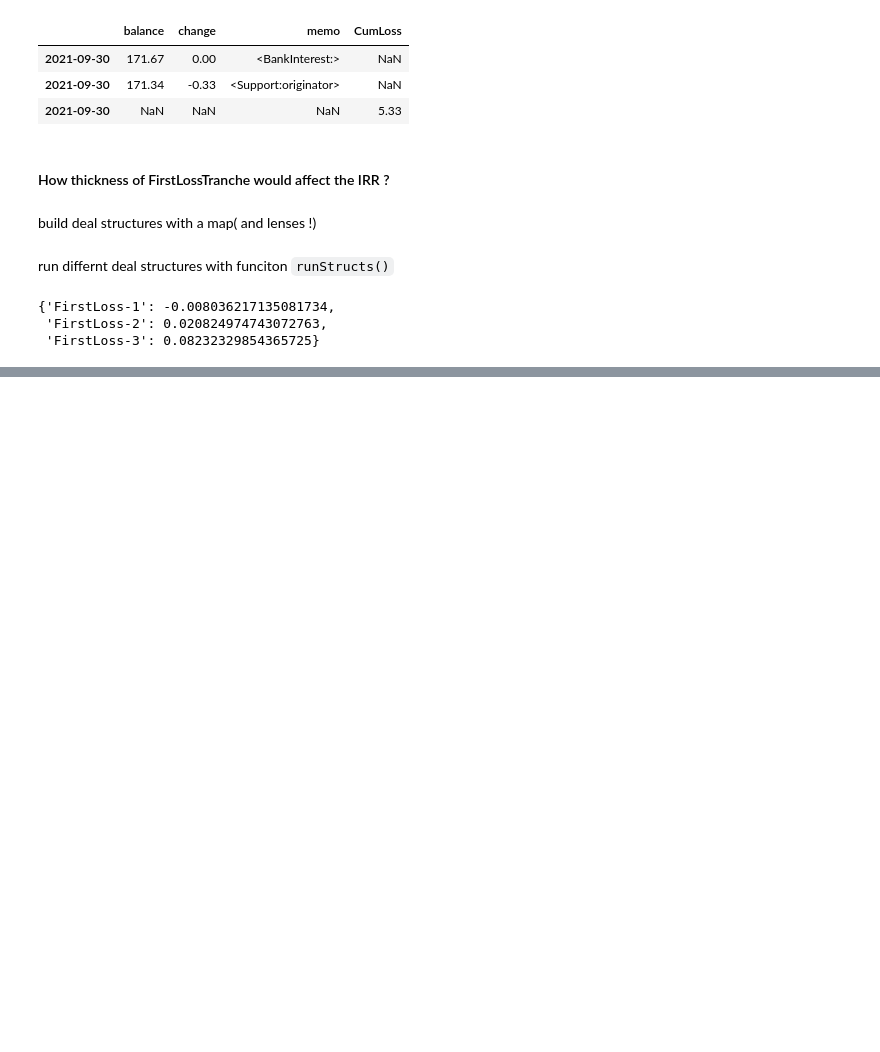
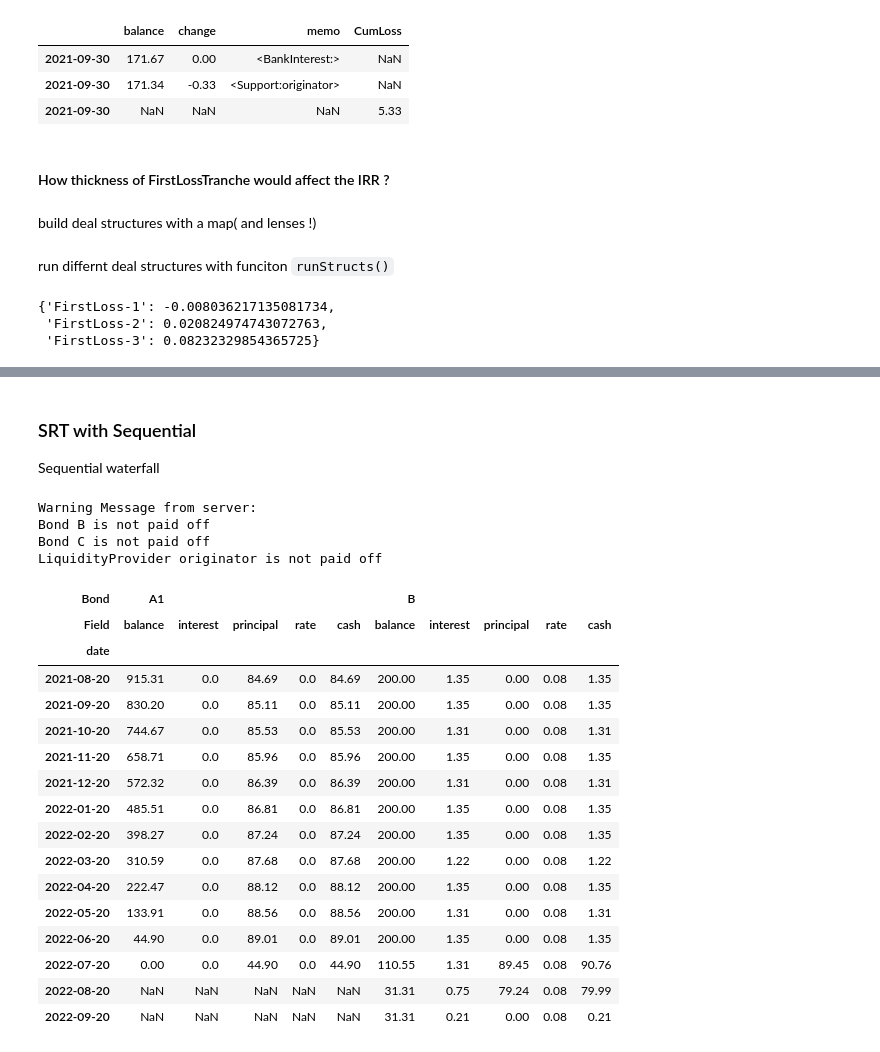
Before and after one commit to yellowbean/AbsBox, a Jupyter notebook: docs/source/nbsample/SRT_Example_Native_Prod.ipynb, the cells around one changed output, grey strips where cells are left out. Saved outputs shown, nothing was run; the diff lists cells and outputs as text; code cells hidden in the pictures; blank space fills up the shorter version.

```diff
--- a/docs/source/nbsample/SRT_Example_Native_Prod.ipynb
+++ b/docs/source/nbsample/SRT_Example_Native_Prod.ipynb
@@ -393,6 +391,7 @@ srt02 = Generic(
          ,["calcBondPrin",["A1","B"],{"formula":periodPrincipal}]
          ,["payPrinWithDue","acc01",["A1"]]
          ,["payPrinWithDue","srtAcc",["B"]]
+         ,["liqRepayResidual","acc01", "originator"]
          ,["If", [('isPaidOff',"A1","B"),True]
            ,["payPrin","acc01",["C"]]]
      ],
@@ -405,8 +404,8 @@ srt02 = Generic(
           ["payIntResidual","srtAcc","B"]
       ]
      }
-    ,[["CollectedInterest","acc01"]
-      ,["CollectedPrincipal","acc01"]
+    ,[#["CollectedInterest","acc01"]
+      ["CollectedPrincipal","acc01"]
       ,["CollectedPrepayment","acc01"]
       ,["CollectedRecoveries","acc01"]]
     ,{"originator":{"type" : "Unlimited", "start": closingDate}}
@@ -490,0 +560,50 @@ tz.valmap(lambda x: calcIRR(x['bonds']['B'], ("2021-06-15",-200)), rm02)
+# %% [markdown]
+### SRT with Sequential
+
+Sequential waterfall
+# %%
+sequentialWaterfall = [
+  ['calcInt', 'B'],
+  ['payInt', 'dummy', ['B'], {'support': ['facility', 'originator']}],
+  ['payPrin','acc01',["A1"]],
+  ['liqRepayResidual', 'acc01', 'originator'],
+  ["If", [('isPaidOff', 'A1'), True],
+         ['payPrin',"srtAcc", ["B"],
+           {"limit":
+            {"formula": periodPrincipal}}]],
+  ['If', [('isPaidOff', 'A1', 'B'), True], ['payPrin', 'acc01', ['C']]]
+]
+
+srt04 = lens.waterfall.modify(lambda x: tz.assoc(x,"amortizing", sequentialWaterfall))(srt03)
+
+
+r04 = localAPI.run(srt04
+                ,poolAssump=("Pool",("Mortgage", {"CDR":0.02}, None, None, None)
+                                   ,None
+                                   ,None)
+                ,runAssump=[("call",("poolFactor",0.05))]
+                ,read=True)
+
+readBondsCf(r04['bonds']).loc["2021-08-20":"2022-09-20",]
+# %% [output]
+Warning Message from server:
+Bond B is not paid off
+Bond C is not paid off
+LiquidityProvider originator is not paid off
+| Bond | A1 |  |  |  |  | B |  |  |  |  |
+| Field | balance | interest | principal | rate | cash | balance | interest | principal | rate | cash |
+| date |  |  |  |  |  |  |  |  |  |  |
+| 2021-08-20 | 915.31 | 0.0 | 84.69 | 0.0 | 84.69 | 200.00 | 1.35 | 0.00 | 0.08 | 1.35 |
+| 2021-09-20 | 830.20 | 0.0 | 85.11 | 0.0 | 85.11 | 200.00 | 1.35 | 0.00 | 0.08 | 1.35 |
+| 2021-10-20 | 744.67 | 0.0 | 85.53 | 0.0 | 85.53 | 200.00 | 1.31 | 0.00 | 0.08 | 1.31 |
+| 2021-11-20 | 658.71 | 0.0 | 85.96 | 0.0 | 85.96 | 200.00 | 1.35 | 0.00 | 0.08 | 1.35 |
+| 2021-12-20 | 572.32 | 0.0 | 86.39 | 0.0 | 86.39 | 200.00 | 1.31 | 0.00 | 0.08 | 1.31 |
+| 2022-01-20 | 485.51 | 0.0 | 86.81 | 0.0 | 86.81 | 200.00 | 1.35 | 0.00 | 0.08 | 1.35 |
+| 2022-02-20 | 398.27 | 0.0 | 87.24 | 0.0 | 87.24 | 200.00 | 1.35 | 0.00 | 0.08 | 1.35 |
+| 2022-03-20 | 310.59 | 0.0 | 87.68 | 0.0 | 87.68 | 200.00 | 1.22 | 0.00 | 0.08 | 1.22 |
+| 2022-04-20 | 222.47 | 0.0 | 88.12 | 0.0 | 88.12 | 200.00 | 1.35 | 0.00 | 0.08 | 1.35 |
+| 2022-05-20 | 133.91 | 0.0 | 88.56 | 0.0 | 88.56 | 200.00 | 1.31 | 0.00 | 0.08 | 1.31 |
+| 2022-06-20 | 44.90 | 0.0 | 89.01 | 0.0 | 89.01 | 200.00 | 1.35 | 0.00 | 0.08 | 1.35 |
+| 2022-07-20 | 0.00 | 0.0 | 44.90 | 0.0 | 44.90 | 110.55 | 1.31 | 89.45 | 0.08 | 90.76 |
+| 2022-08-20 | NaN | NaN | NaN | NaN | NaN | 31.31 | 0.75 | 79.24 | 0.08 | 79.99 |
+| 2022-09-20 | NaN | NaN | NaN | NaN | NaN | 31.31 | 0.21 | 0.00 | 0.08 | 0.21 |
```
Also changed, not shown: parts of 6 cells of this notebook, 4 other files.
